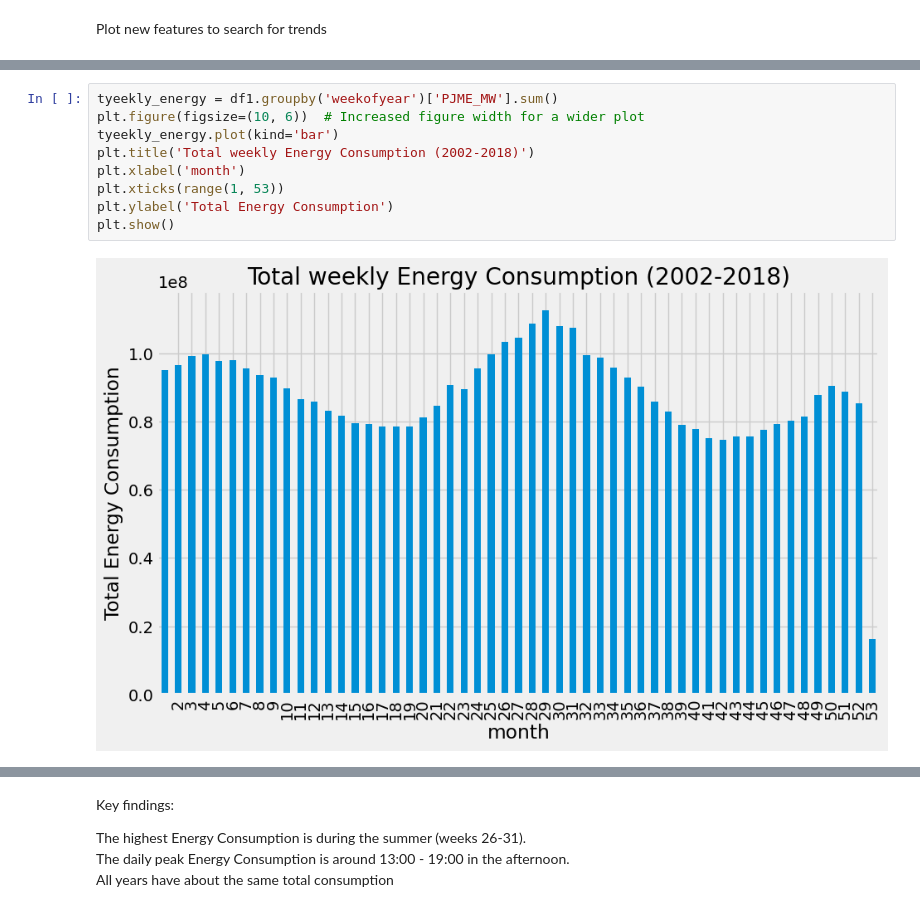
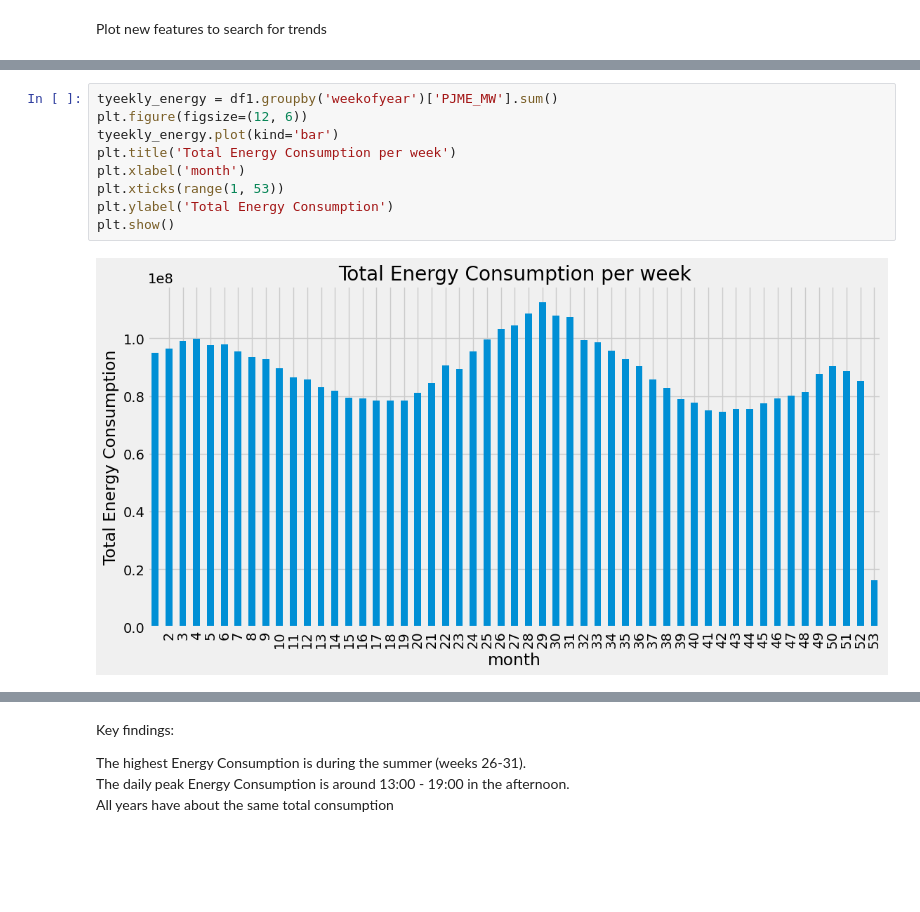
Before and after one commit to OrestisVaggelis/Energy-Consumption-Forecasting, a Jupyter notebook: EnergyConsumption.ipynb, the cells around one changed output, grey strips where cells are left out. Saved outputs shown, nothing was run; the diff lists cells and outputs as text; blank space fills up the shorter version.

```diff
--- a/EnergyConsumption.ipynb
+++ b/EnergyConsumption.ipynb
@@ -307,11 +302,11 @@ plt.show()
 # %%
 tyeekly_energy = df1.groupby('weekofyear')['PJME_MW'].sum()
-plt.figure(figsize=(10, 6))  # Increased figure width for a wider plot
+plt.figure(figsize=(12, 6))
 tyeekly_energy.plot(kind='bar')
-plt.title('Total weekly Energy Consumption (2002-2018)')
+plt.title('Total Energy Consumption per week')
 plt.xlabel('month')
 plt.xticks(range(1, 53))
 plt.ylabel('Total Energy Consumption')
 plt.show()
 # %% [output]
-[figure, old version]
+[figure, new version]
```
Also changed, not shown: parts of 11 cells of this notebook, 1 other file.
